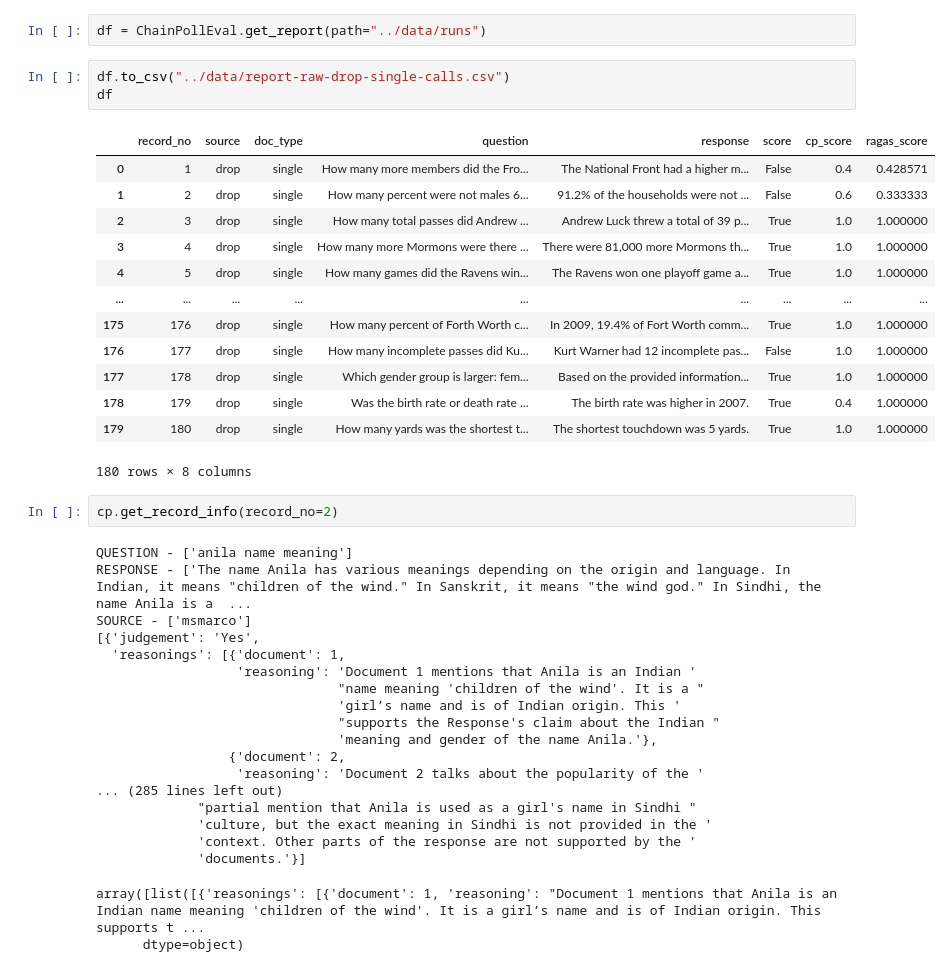
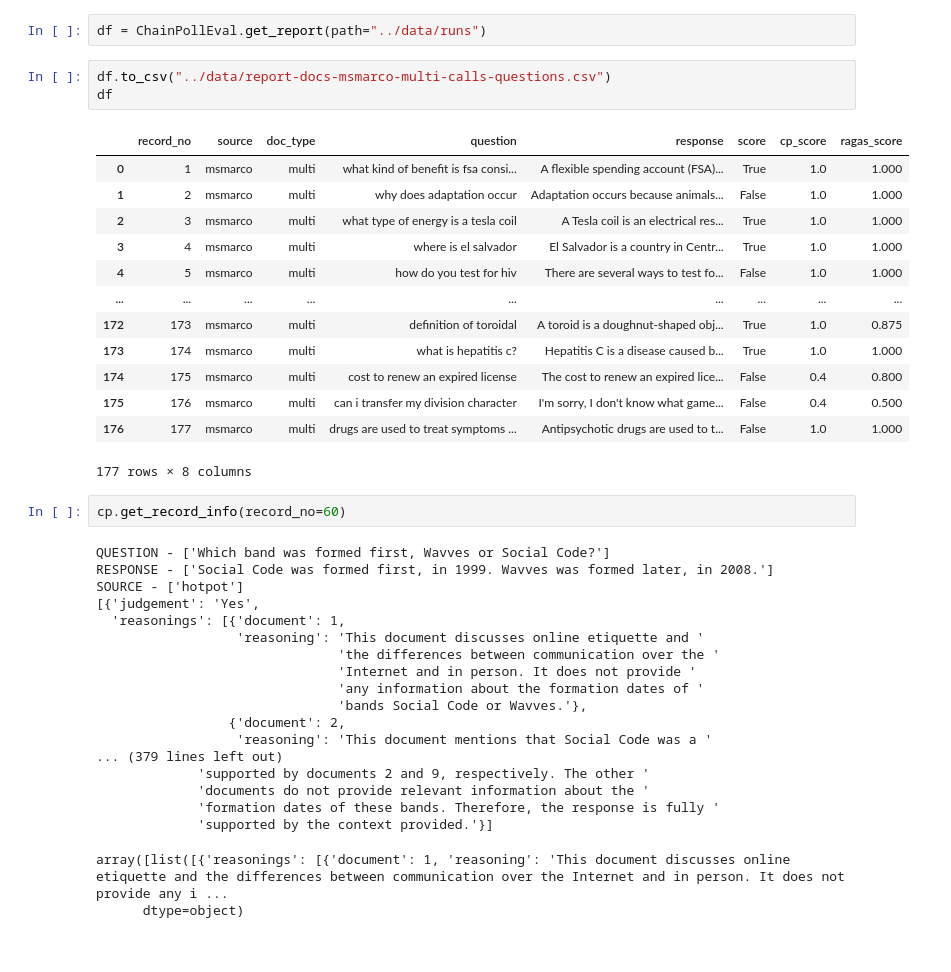
Before and after one commit to neelcohere/chain-poll-eval, a Jupyter notebook: notebooks/2-eval-chain-poll.ipynb, the cells around one changed output. Saved outputs shown, nothing was run; the diff lists cells and outputs as text.

```diff
--- a/notebooks/2-eval-chain-poll.ipynb
+++ b/notebooks/2-eval-chain-poll.ipynb
@@ -23,43 +23,43 @@ cp.save_records(save_dir="../data/runs")
 # %%
 df = ChainPollEval.get_report(path="../data/runs")
 # %%
-df.to_csv("../data/report-raw-drop-single-calls.csv")
+df.to_csv("../data/report-docs-msmarco-multi-calls-questions.csv")
 df
 # %% [output]
 |  | record_no | source | doc_type | question | response | score | cp_score | ragas_score |
-| 0 | 1 | drop | single | How many more members did the Fro... | The National Front had a higher m... | False | 0.4 | 0.428571 |
-| 1 | 2 | drop | single | How many percent were not males 6... | 91.2% of the households were not ... | False | 0.6 | 0.333333 |
-| 2 | 3 | drop | single | How many total passes did Andrew ... | Andrew Luck threw a total of 39 p... | True | 1.0 | 1.000000 |
-| 3 | 4 | drop | single | How many more Mormons were there ... | There were 81,000 more Mormons th... | True | 1.0 | 1.000000 |
-| 4 | 5 | drop | single | How many games did the Ravens win... | The Ravens won one playoff game a... | True | 1.0 | 1.000000 |
+| 0 | 1 | msmarco | multi | what kind of benefit is fsa consi... | A flexible spending account (FSA)... | True | 1.0 | 1.000 |
+| 1 | 2 | msmarco | multi | why does adaptation occur | Adaptation occurs because animals... | False | 1.0 | 1.000 |
+| 2 | 3 | msmarco | multi | what type of energy is a tesla coil | A Tesla coil is an electrical res... | True | 1.0 | 1.000 |
+| 3 | 4 | msmarco | multi | where is el salvador | El Salvador is a country in Centr... | True | 1.0 | 1.000 |
+| 4 | 5 | msmarco | multi | how do you test for hiv | There are several ways to test fo... | False | 1.0 | 1.000 |
 | ... | ... | ... | ... | ... | ... | ... | ... | ... |
-| 175 | 176 | drop | single | How many percent of Forth Worth c... | In 2009, 19.4% of Fort Worth comm... | True | 1.0 | 1.000000 |
-| 176 | 177 | drop | single | How many incomplete passes did Ku... | Kurt Warner had 12 incomplete pas... | False | 1.0 | 1.000000 |
-| 177 | 178 | drop | single | Which gender group is larger: fem... | Based on the provided information... | True | 1.0 | 1.000000 |
-| 178 | 179 | drop | single | Was the birth rate or death rate ... | The birth rate was higher in 2007. | True | 0.4 | 1.000000 |
-| 179 | 180 | drop | single | How many yards was the shortest t... | The shortest touchdown was 5 yards. | True | 1.0 | 1.000000 |
+| 172 | 173 | msmarco | multi | definition of toroidal | A toroid is a doughnut-shaped obj... | True | 1.0 | 0.875 |
+| 173 | 174 | msmarco | multi | what is hepatitis c? | Hepatitis C is a disease caused b... | True | 1.0 | 1.000 |
+| 174 | 175 | msmarco | multi | cost to renew an expired license | The cost to renew an expired lice... | False | 0.4 | 0.800 |
+| 175 | 176 | msmarco | multi | can i transfer my division character | I'm sorry, I don't know what game... | False | 0.4 | 0.500 |
+| 176 | 177 | msmarco | multi | drugs are used to treat symptoms ... | Antipsychotic drugs are used to t... | False | 1.0 | 1.000 |
-180 rows × 8 columns
+177 rows × 8 columns
 # %%
-cp.get_record_info(record_no=2)
+cp.get_record_info(record_no=60)
 # %% [output]
-QUESTION - ['anila name meaning']
-RESPONSE - ['The name Anila has various meanings depending on the origin and language. In Indian, it means "children of the wind." In Sanskrit, it means "the wind god." In Sindhi, the name Anila is a  ...
-SOURCE - ['msmarco']
+QUESTION - ['Which band was formed first, Wavves or Social Code?']
+RESPONSE - ['Social Code was formed first, in 1999. Wavves was formed later, in 2008.']
+SOURCE - ['hotpot']
 [{'judgement': 'Yes',
   'reasonings': [{'document': 1,
-                  'reasoning': 'Document 1 mentions that Anila is an Indian '
-                               "name meaning 'children of the wind'. It is a "
-                               'girl’s name and is of Indian origin. This '
-                               "supports the Response's claim about the Indian "
-                               'meaning and gender of the name Anila.'},
+                  'reasoning': 'This document discusses online etiquette and '
+                               'the differences between communication over the '
+                               'Internet and in person. It does not provide '
+                               'any information about the formation dates of '
+                               'bands Social Code or Wavves.'},
                  {'document': 2,
-                  'reasoning': 'Document 2 talks about the popularity of the '
-... (285 lines left out)
-             "partial mention that Anila is used as a girl's name in Sindhi "
-             'culture, but the exact meaning in Sindhi is not provided in the '
-             'context. Other parts of the response are not supported by the '
-             'documents.'}]
+                  'reasoning': 'This document mentions that Social Code was a '
+... (379 lines left out)
+             'supported by documents 2 and 9, respectively. The other '
+             'documents do not provide relevant information about the '
+             'formation dates of these bands. Therefore, the response is fully '
+             'supported by the context provided.'}]
-array([list([{'reasonings': [{'document': 1, 'reasoning': "Document 1 mentions that Anila is an Indian name meaning 'children of the wind'. It is a girl’s name and is of Indian origin. This supports t ...
+array([list([{'reasonings': [{'document': 1, 'reasoning': 'This document discusses online etiquette and the differences between communication over the Internet and in person. It does not provide any i ...
       dtype=object)
 # %%
 fig, ax = plt.subplots(figsize=(10, 5))
```
Also changed, not shown: parts of 2 cells of this notebook, 15 other files.
